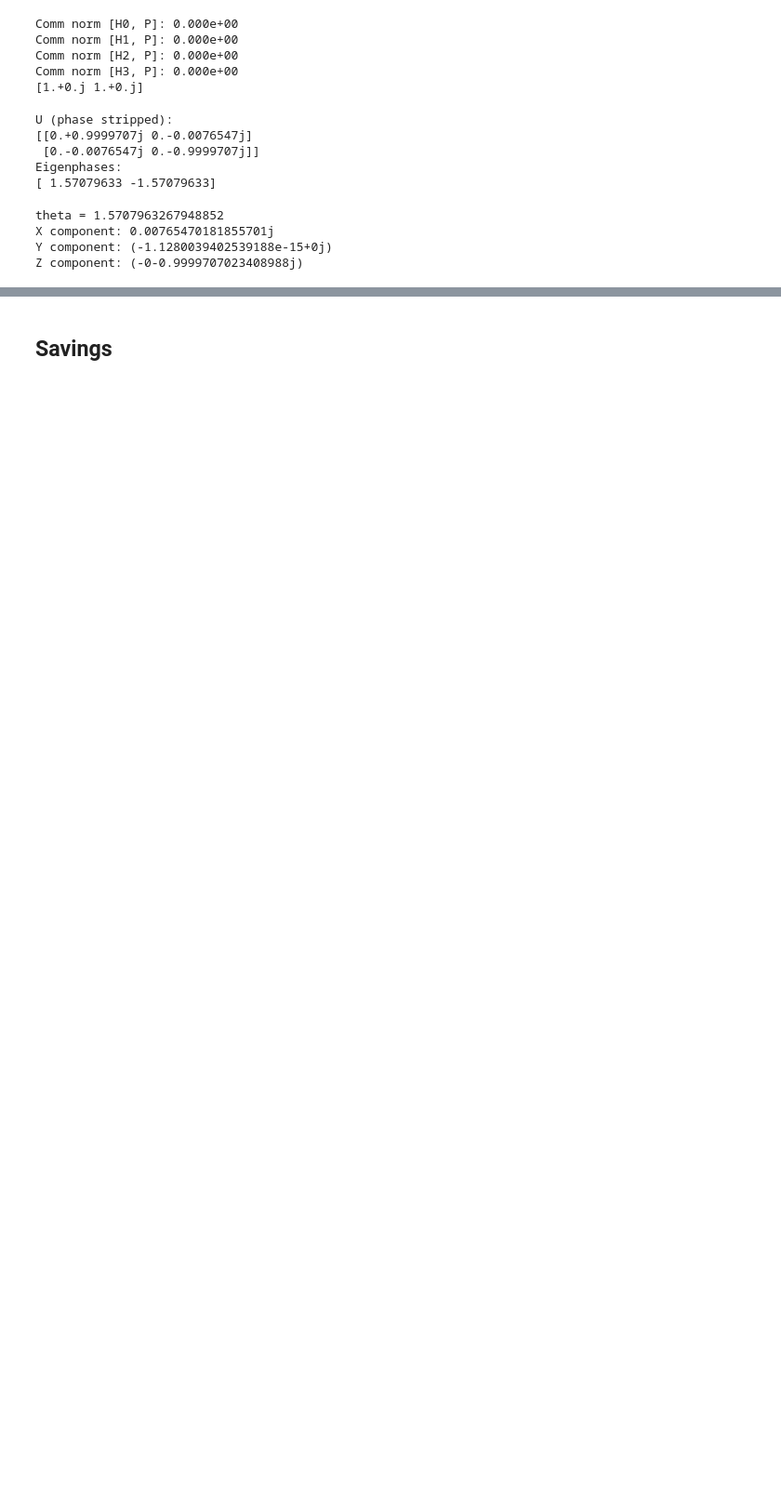
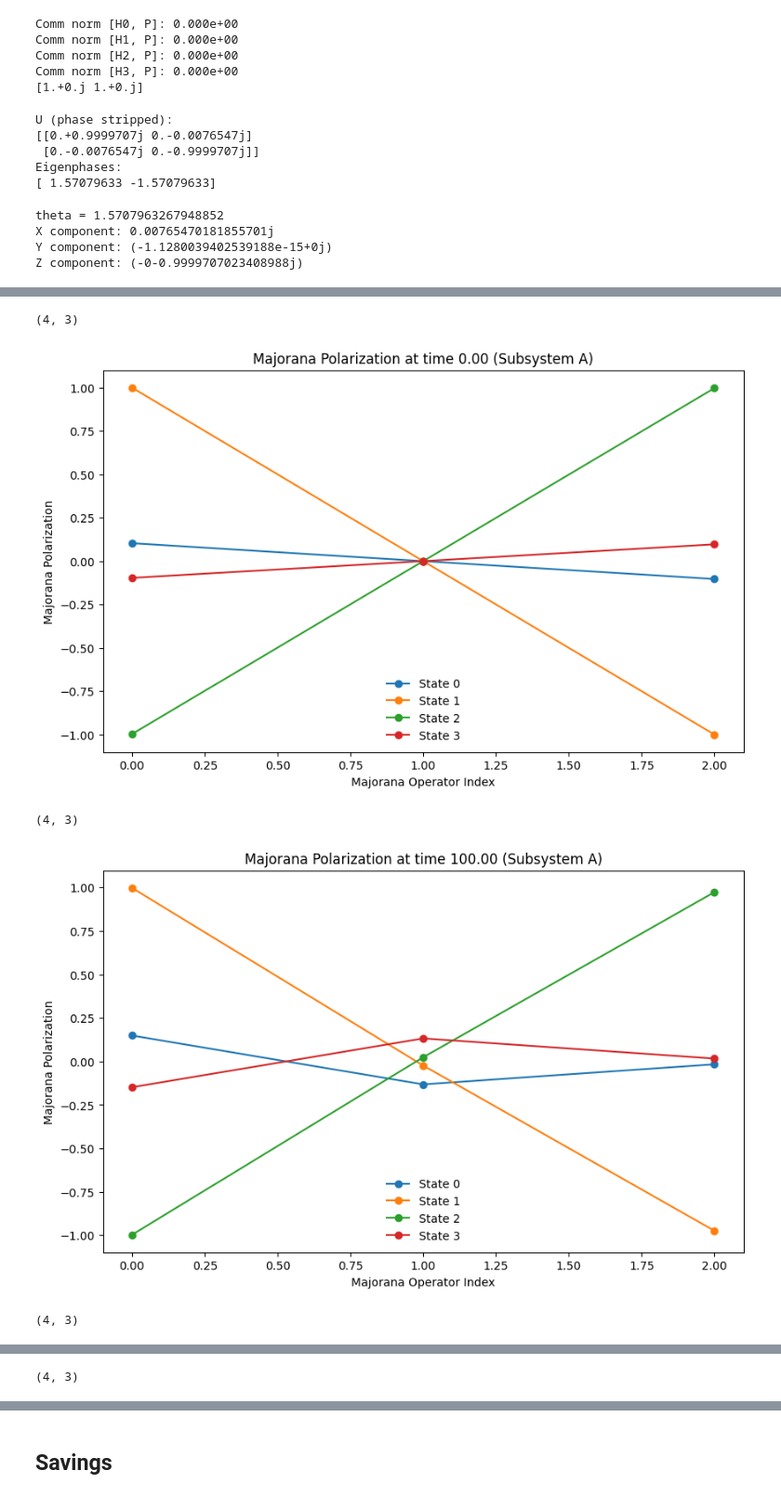
Before and after one commit to hishemok/MasterThesis, a Jupyter notebook: src/braiding/braiding.ipynb, the cells around one changed output, grey strips where cells are left out. Shown at 93% size. Cells and saved outputs as stored; diff of their text form; code cells hidden in the pictures; blank space fills up the shorter version.

```diff
--- a/src/braiding/braiding.ipynb
+++ b/src/braiding/braiding.ipynb
@@ -646,0 +808,42 @@ Z component: (-0-0.9999707023408988j)
+# %%
+def construct_Gamma_operators(j,n):
+    """Construct the Majorana operators Γ^s_j for site j in a chain of n sites."""
+    f_dag_j, f_j = creation_annihilation(j, n)
+    Gamma_1 = f_dag_j + f_j
+    Gamma_2 = 1j * (f_dag_j - f_j)
+    return Gamma_1, Gamma_2
+
+
+def majorana_polarization(even_vecs, odd_vecs, n):
+    M = np.zeros((even_vecs.shape[1], n), dtype=np.complex128)
+
+    for j in range(n):
+        Gamma_1, Gamma_2 = construct_Gamma_operators(j, n)
+        for i in range(even_vecs.shape[1]):
+            e = even_vecs[:,i]
+            o = odd_vecs[:,i]
+            term1 = np.vdot(o, Gamma_1 @ e)
+            term2 = np.vdot(o, Gamma_2 @ e)
+            M[i, j] = term1**2 + term2**2
+    return M
+
+# majorana_ops_A = majorana_operators(3)
+times = [0, n_time_steps//3, 2*n_time_steps//3, n_time_steps-1]
+
+for time_idx in times:
+    M_A = majorana_polarization(eigvecs_even_A[time_idx], eigvecs_odd_A[time_idx], 3)
+    print(M_A.shape)
+    plt.figure(figsize=(10,6))
+    for i in range(M_A.shape[0]):
+        plt.plot(range(3), M_A[i], 'o-', label=f'State {i}')
+    plt.xlabel('Majorana Operator Index')
+    plt.ylabel('Majorana Polarization')
+    plt.title(f'Majorana Polarization at time {time_array_A[time_idx]:.2f} (Subsystem A)')
+    plt.legend(frameon=False)
+    plt.show()
+# %% [output]
+(4, 3)
+[figure, added]
+(4, 3)
+[figure, added]
+(4, 3)
@@ -646,0 +851 @@ Z component: (-0-0.9999707023408988j)
+(4, 3)
```
Also changed, not shown: parts of 15 cells of this notebook, 1 other file.
